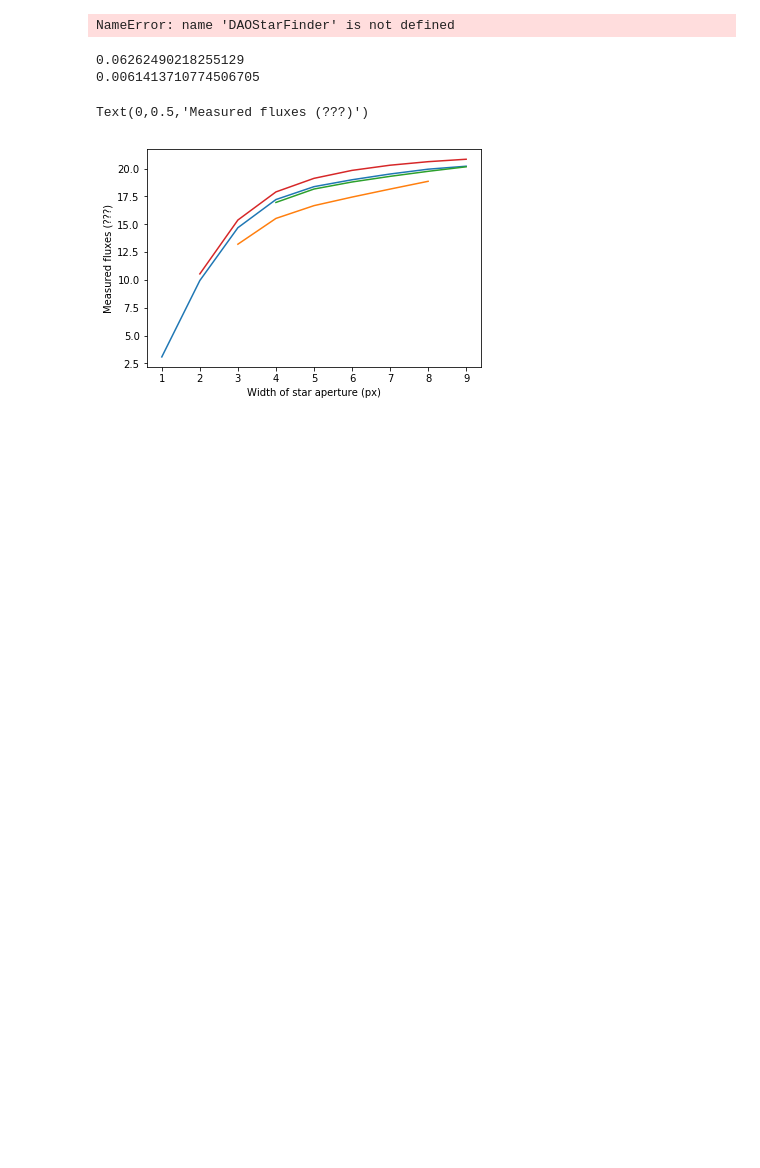
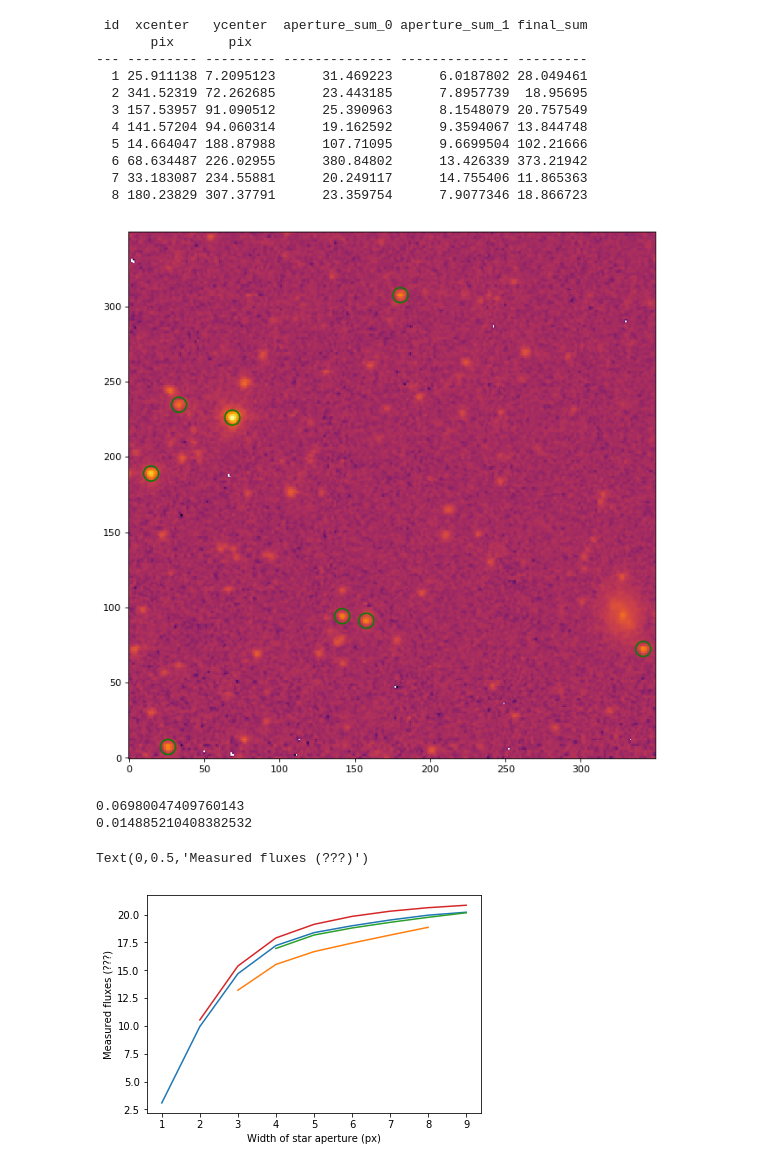
Before and after one commit to markwilliams0/MWMass, a Jupyter notebook: python_expts/RR43experiment.ipynb, the cells around one changed output. Saved outputs shown, nothing was run; the diff lists cells and outputs as text; code cells hidden in the pictures; blank space fills up the shorter version.

```diff
--- a/python_expts/RR43experiment.ipynb
+++ b/python_expts/RR43experiment.ipynb
@@ -9,44 +8,74 @@ from matplotlib.colors import LogNorm
 from photutils import DAOStarFinder
 from photutils import aperture_photometry, CircularAperture, CircularAnnulus
 # %%
+#input an epoch number, file will be extracted from my spitzer images folder
+#opens the data part of the fits file and selects a large section in more or less the middle (to avoid nans)
+#(and I know my star is in there)
+
 epoch = '16'
-filename = 'H:/dos/MPHYS_PROJECT/spitzer_images/43/43__e1_xc'+epoch+'/43__e1_xc'+epoch+'_3p6um.fits'
+filename = '/u/m/amw58/dos/MPHYS_PROJECT/spitzer_images/43/43__e1_xc'+epoch+'/43__e1_xc'+epoch+'_3p6um.fits'
 RR43 = fits.open(filename)
 image_data = RR43[0].data
 region = image_data[100:450,100:450]
 
+#define bkg_sigma, the median background, as well as the width star_w which I use for both the detection of stars
+#and the aperture width
+
 bkg_sigma = mad_std(region,ignore_nan=True)
 star_w = 5.
+
+#finds some stars. Threshold is quite high but it still finds a fair few
 
 daofind = DAOStarFinder(fwhm=star_w,threshold=70.*bkg_sigma)
 sources = daofind(region)
 for col in sources.colnames:
     sources[col].info.format='%.8g'
+
+#the aperture photometry bit. Defines an aperture with radius (not width, oops, I'll sort that) of star_w, and
+#an annulus around the star to pick up background noise.
 
 positions = (sources['xcentroid'], sources['ycentroid'])
 apertures = CircularAperture(positions, r=star_w)
 annuli = CircularAnnulus(positions,r_in=10.,r_out=12.)
 totals = [apertures,annuli]
 phot_table = aperture_photometry(region, totals)
 for col in phot_table.colnames:
     phot_table[col].info.format='%.8g'
 
+#plots it so I know what's going on (plus it's pretty, inferno is a great colourmap)
+
 plt.figure(figsize=(10,10),dpi=80)
 plt.imshow(region,cmap='inferno',origin='left',aspect='equal',norm=LogNorm())
 apertures.plot(color='green',lw=1.5,alpha=1)
+
+#takes away the background from phot_table (the list of fluxes)
 
 bkg_mean = phot_table['aperture_sum_1']/annuli.area()
 bkg_sum = bkg_mean*apertures.area()
 final_sum = phot_table['aperture_sum_0']-bkg_sum
 phot_table['final_sum']=final_sum
 
+#prints the final phot_table. I know from the picture that the RRL is at about 180, 308 in this data, so I
+#manually read off the final_sum from here and put it into the light curve
+
 print phot_table
 # %% [output]
-NameError: name 'DAOStarFinder' is not defined
+ id  xcenter   ycenter  aperture_sum_0 aperture_sum_1 final_sum
+       pix       pix
+--- --------- --------- -------------- -------------- ---------
+  1 25.911138 7.2095123      31.469223      6.0187802 28.049461
+  2 341.52319 72.262685      23.443185      7.8957739  18.95695
+  3 157.53957 91.090512      25.390963      8.1548079 20.757549
+  4 141.57204 94.060314      19.162592      9.3594067 13.844748
+  5 14.664047 188.87988      107.71095      9.6699504 102.21666
+  6 68.634487 226.02955      380.84802      13.426339 373.21942
+  7 33.183087 234.55881      20.249117      14.755406 11.865363
+  8 180.23829 307.37791      23.359754      7.9077346 18.866723
+[figure, added]
 # %%
 print np.mean(bkg_mean)
 print bkg_sigma
 # %% [output]
-0.06262490218255129
-0.0061413710774506705
+0.06980047409760143
+0.014885210408382532
 # %%
```
Also changed, not shown: parts of 5 cells of this notebook.
